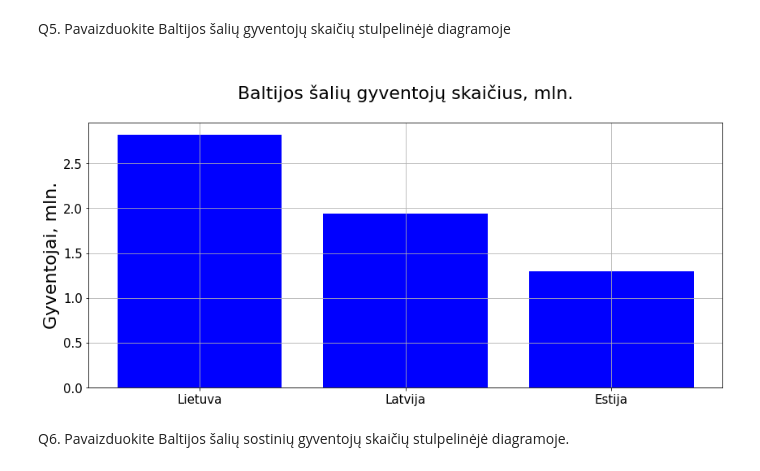
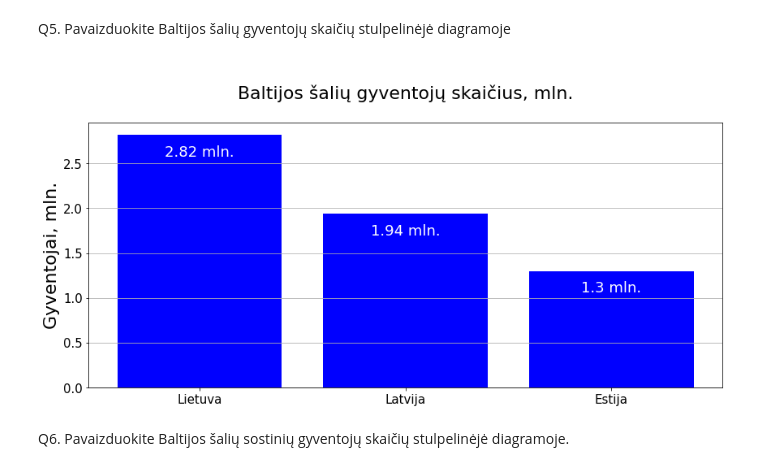
Before and after one commit to DovydasNorgaila/BalticStatesPopulation, a Jupyter notebook: Baltic_States_Population.ipynb, the cells around one changed output. Saved outputs shown, nothing was run; the diff lists cells and outputs as text; code cells hidden in the pictures.

```diff
--- a/Baltic_States_Population.ipynb
+++ b/Baltic_States_Population.ipynb
@@ -39,23 +50,27 @@ Q5. Pavaizduokite Baltijos šalių gyventojų skaičių stulpelinėjė diagramoj
 # %%
 from matplotlib import pyplot as plt
 import pandas as pd
 %matplotlib inline
 
 baltic_countries = df_baltic_population.keys()
 df_baltic_population_list = df_baltic_population.values()
 
 plt.figure(figsize=(14, 6))
-plt.bar(baltic_countries, df_baltic_population_list, color="blue")
+bar = plt.bar(baltic_countries, df_baltic_population_list, color="blue")
 plt.title("\nBaltijos šalių gyventojų skaičius, mln.\n", fontsize = 22)
 plt.ylabel("Gyventojai, mln.", fontsize = 22)
 
 plt.xticks(fontsize = 15)
 plt.yticks(fontsize = 15)
 
-plt.grid()
+# Bar labels
+labels_population_in_mln = [f"{p} mln." for p in df_baltic_population_list]
+plt.bar_label(bar, labels=labels_population_in_mln, padding=-30, fontsize=18, color="white")
+
+plt.grid(axis="y")
 plt.show()
 # %% [output]
-[figure, old version]
+[figure, new version]
 # %% [markdown]
 Q6. Pavaizduokite Baltijos šalių sostinių gyventojų skaičių stulpelinėjė diagramoje.
 # %%
```
Also changed, not shown: parts of 6 cells of this notebook.
